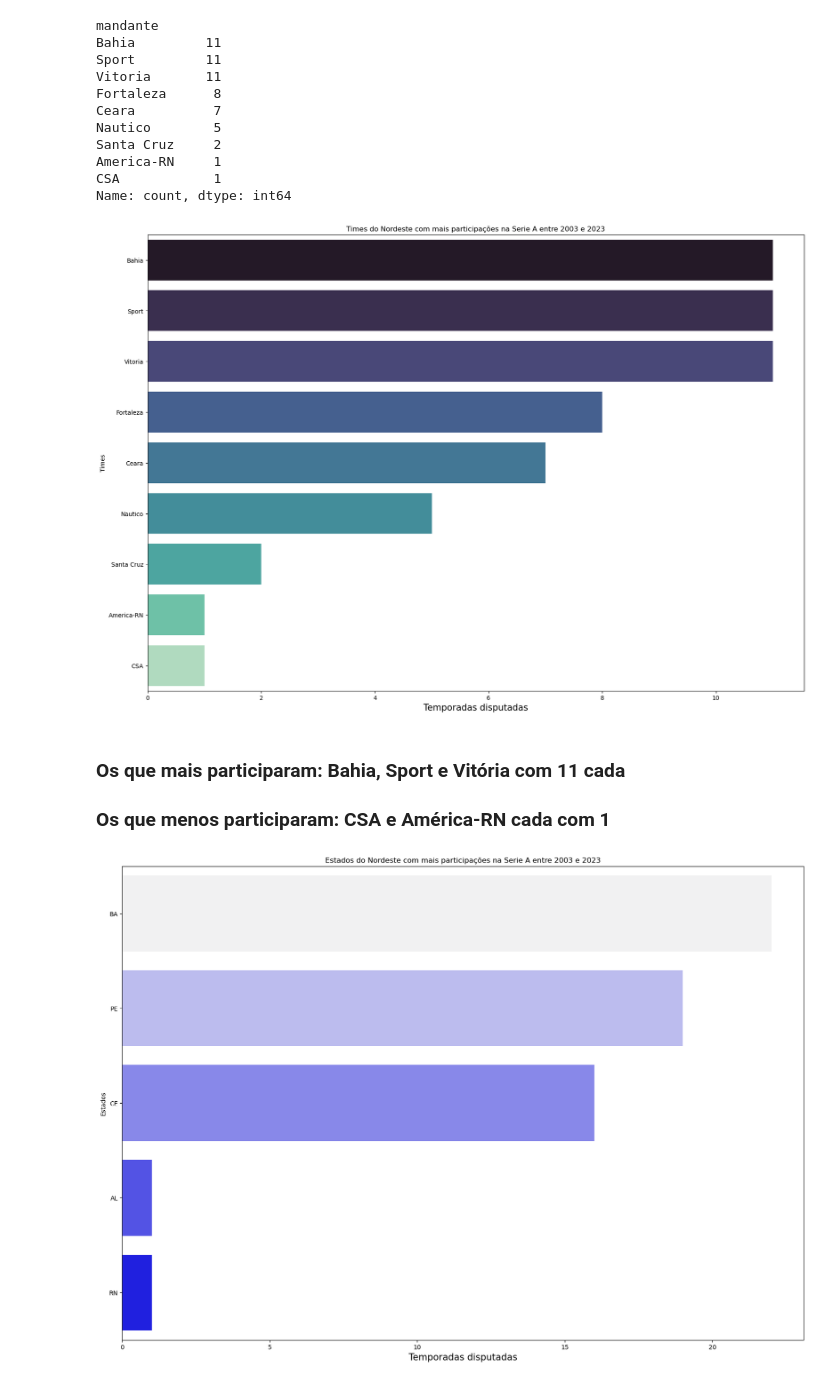
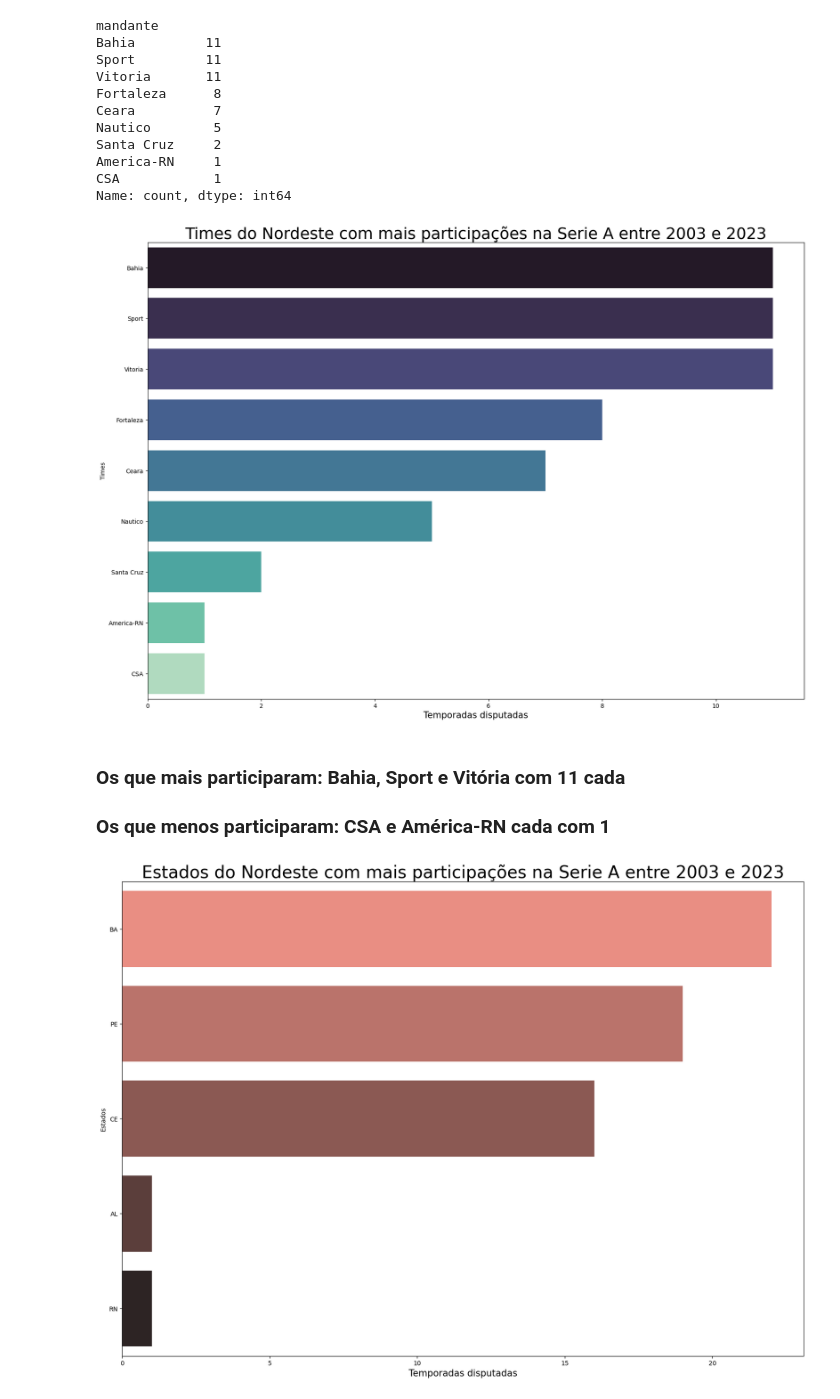
Before and after one commit to 022Vinicius/An-lises_de_dados_esportes, a Jupyter notebook: futebol_pernambucano.ipynb, the cells around one changed output. Drawn from its saved outputs; the diff is of its cells as text; code cells hidden in the pictures.

```diff
--- a/futebol_pernambucano.ipynb
+++ b/futebol_pernambucano.ipynb
@@ -270,7 +262,7 @@ plt.show()
 ## Times do Nordeste com mais participações
 # %%
 # Filtrar os jogos onde o time mandante está localizado em algum estado do Nordeste
-brasileirao_nordeste = clubes_nordeste[clubes_nordeste['mandante_estado'].isin(estados_nordeste)]
+brasileirao_nordeste = clubes_nordeste[clubes_nordeste['mandante_estado'].isin(estados_nordeste) or ]
 
 # Armazenar na variável o nome de todos os times do Nordeste sem repetições
 times_nordeste = sorted(brasileirao_nordeste['mandante'].unique())
@@ -321,28 +313,28 @@ Name: count, dtype: int64
 # %%
 fig, ax = plt.subplots(figsize=(20,14))
 ax = sns.barplot(x=times_mais_temporadas.values, y=times_mais_temporadas.index, palette='mako')
-ax.set_title('Times do Nordeste com mais participações na Serie A entre 2003 e 2023')
+ax.set_title('Times do Nordeste com mais participações na Serie A entre 2003 e 2023', fontsize=27)
 ax.set_xlabel('Temporadas disputadas', fontsize =15)
 ax.set_ylabel('Times')
 plt.show()
 # %% [output]
-[figure, old version]
+[figure, new version]
 # %% [markdown]
 ### Os que mais participaram: Bahia, Sport e Vitória com 11 cada
 ### Os que menos participaram: CSA e América-RN cada com 1
 # %%
 # Agora vamos analisar a quantidade de participações por estado no período 2003-2023
 temporadas_por_estado = brasileirao_nordeste.groupby('mandante_estado')['mandante'].count() // 18
 
 # Ordenar os estados por número de temporadas completas (de maior para menor)
 estados_mais_temporadas = temporadas_por_estado.sort_values(ascending=False)
 
 #plotando o gráfico:
 fig, ax = plt.subplots(figsize=(20,14))
 ax = sns.barplot(x=estados_mais_temporadas.values, y=estados_mais_temporadas.index, palette='dark:salmon_r')
-ax.set_title('Estados do Nordeste com mais participações na Serie A entre 2003 e 2023')
+ax.set_title('Estados do Nordeste com mais participações na Serie A entre 2003 e 2023', fontsize=27)
 ax.set_xlabel('Temporadas disputadas', fontsize =15)
 ax.set_ylabel('Estados')
 plt.show()
 # %% [output]
-[figure, old version]
+[figure, new version]
```
Also changed, not shown: parts of 6 cells of this notebook.
